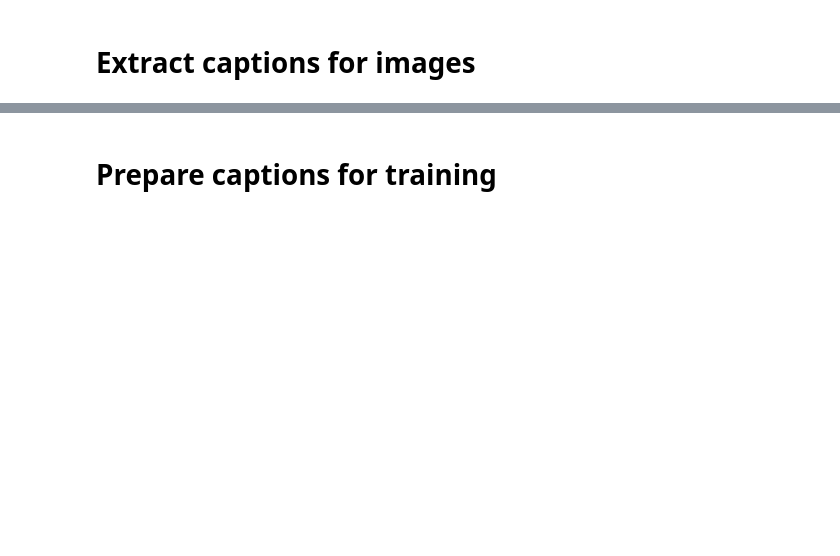
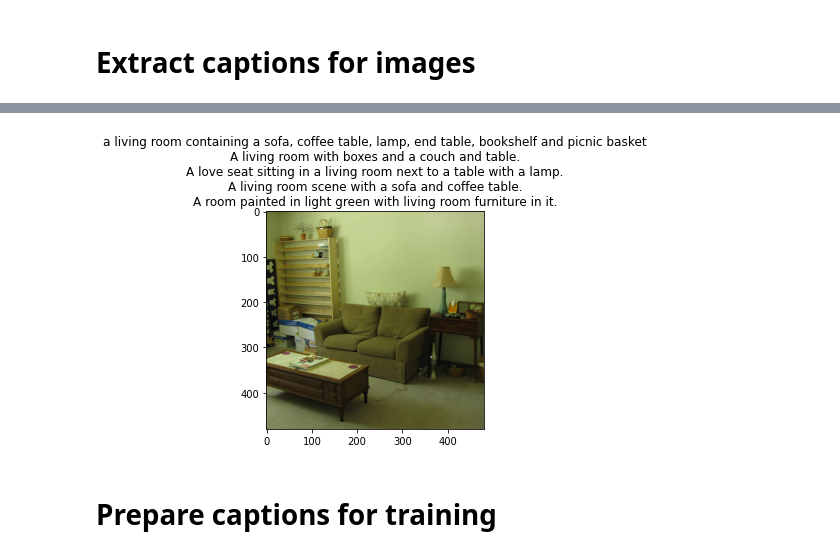
Before and after one commit to rfflpllcn/ml, a Jupyter notebook: week6_final_project_image_captioning_clean.ipynb, the cells around one changed output, grey strips where cells are left out. Drawn from its saved outputs; the diff is of its cells as text; code cells hidden in the pictures; blank space fills up the shorter version.

```diff
--- a/week6_final_project_image_captioning_clean.ipynb
+++ b/week6_final_project_image_captioning_clean.ipynb
@@ -148,20 +199,22 @@ print(len(val_img_fns), len(val_captions))
 # %%
 # look at training example (each has 5 captions)
 def show_trainig_example(train_img_fns, train_captions, example_idx=0):
     """
     You can change example_idx and see different images
     """
     zf = zipfile.ZipFile("train2014_sample.zip")
     captions_by_file = dict(zip(train_img_fns, train_captions))
     all_files = set(train_img_fns)
     found_files = list(filter(lambda x: x.filename.rsplit("/")[-1] in all_files, zf.filelist))
     example = found_files[example_idx]
     img = utils.decode_image_from_buf(zf.read(example))
     plt.imshow(utils.image_center_crop(img))
     plt.title("\n".join(captions_by_file[example.filename.rsplit("/")[-1]]))
     plt.show()
 
-show_trainig_example(train_img_fns, train_captions, example_idx=142)
+show_trainig_example(train_img_fns, train_captions, example_idx=1)
+# %% [output]
+[figure, added]
 # %% [markdown]
 # Prepare captions for training
 # %%
```
Also changed, not shown: parts of 13 cells of this notebook.
